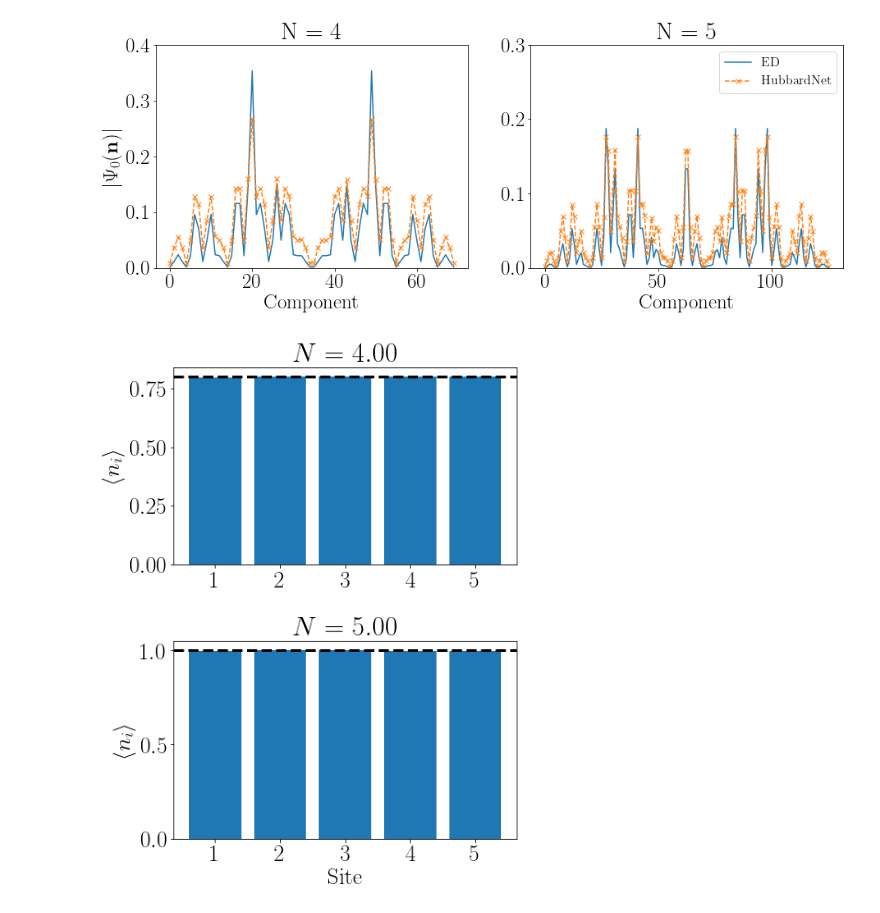
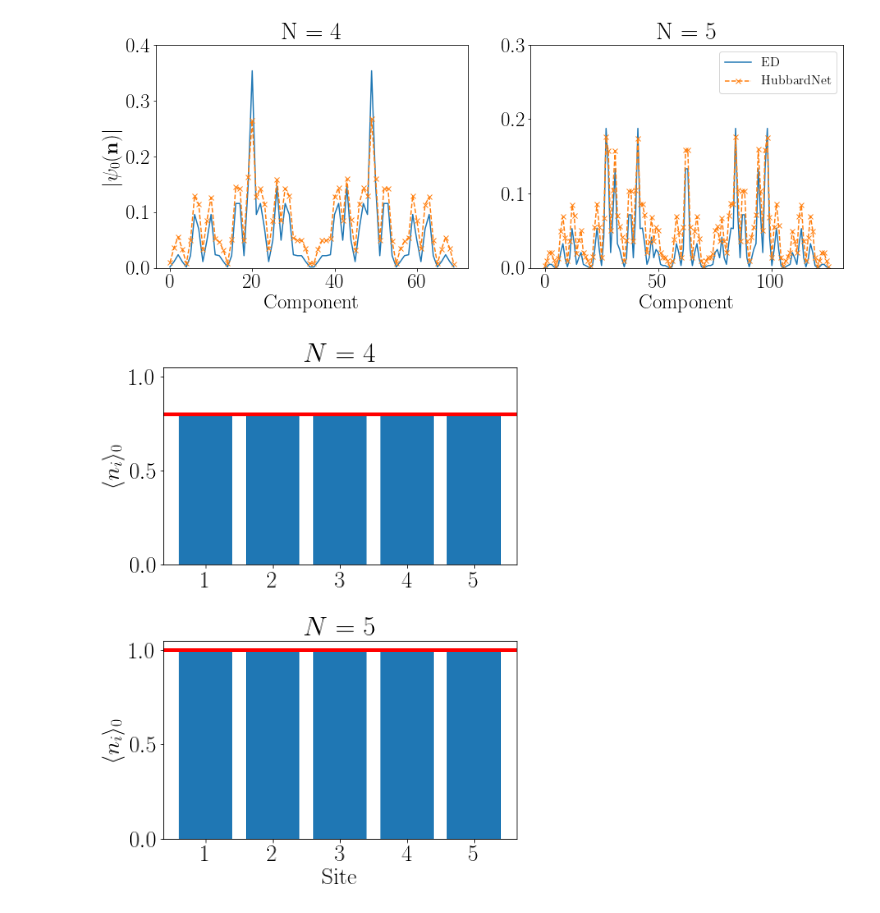
Before and after one commit to ziyanzzhu/HubbardNet, a Jupyter notebook: iterative_opt_gpu_for_gs_mult_N.ipynb, the cells around one changed output. Saved outputs shown, nothing was run; the diff lists cells and outputs as text; code cells hidden in the pictures.

Commit message:
plotting updates + identation for running locally

```diff
--- a/iterative_opt_gpu_for_gs_mult_N.ipynb
+++ b/iterative_opt_gpu_for_gs_mult_N.ipynb
@@ -305,13 +305,13 @@ for model_idx,model in enumerate(model_list):
     idx_list = np.zeros(model.tot_states,dtype=int)
 
     for i in range(int(model.tot_states/2)):
-      all_states[i] = model.all_states[i]
-      all_states[-i-1] = np.flip(model.all_states[i])
-      idx_list[i] = i
-      for j in range(model.tot_states):
-        if all(model.all_states[j]==all_states[-i-1]):
-          idx_list[-i-1] = j
-          break
+        all_states[i] = model.all_states[i]
+        all_states[-i-1] = np.flip(model.all_states[i])
+        idx_list[i] = i
+        for j in range(model.tot_states):
+            if all(model.all_states[j]==all_states[-i-1]):
+                idx_list[-i-1] = j
+                break
 
     # check wavefunctions
 
@@ -331,9 +331,9 @@ for model_idx,model in enumerate(model_list):
 
     s = 0
     if model_idx == 0:
-      ymax = 0.4
+        ymax = 0.4
     else:
-      ymax = 0.3
+        ymax = 0.3
     ymin = 0
 
     i=0
@@ -354,7 +354,7 @@ for model_idx,model in enumerate(model_list):
     ax[model_idx].set_title("N = {}".format(N_list[model_idx]))
     ax[model_idx].set_ylim((ymin,ymax))
 
-ax[0].set_ylabel('$|\Psi_0 (\mathbf{n})|$')
+ax[0].set_ylabel('$|\psi_0 (\mathbf{n})|$')
 ax[0].set_xlabel('Component')
 ax[1].set_xlabel('Component')
 ax[1].legend(frameon=True, prop={'size': 16})
@@ -365,36 +365,38 @@ plt.show()
 # %%
 xgrid, ygrid = np.meshgrid(np.arange(w)+1, np.arange(h)+1)
 xgrid = xgrid.ravel()
 ygrid = ygrid.ravel()
 
 if h == 1: # 1D
     fig, ax = plt.subplots(len(model_list),1,figsize=(7,9))
     for i in range(len(model_list)):
-      ax[i].bar(xgrid,n_list[i,:])
-      ax[i].set_title("$N = {0:.2f}$".format(N_list[i]))
-      ax[i].set_xticks(xgrid)
-      ax[i].axhline( N_list[i]/M, linewidth=3, color='k', linestyle='--')
-      ax[i].set_ylabel(r'$ \langle n_i \rangle $')
+        ax[i].bar(xgrid,n_list[i,:])
+        ax[i].set_title("$N = {0:0d}$".format(N_list[i]))
+        ax[i].set_xticks(xgrid)
+        ax[i].axhline( N_list[i]/M, linewidth=4, color='r', linestyle='-')
+        ax[i].set_ylabel(r'$ \langle n_i \rangle_0$')
+        ax[i].set_ylim([0,1.05])
+        ax[i].set_yticks([0,0.5,1])
     ax[i].set_xlabel('Site')
 
 
 
 else: # 2D
     idx=2
     fig, ax = plt.subplots(figsize=(7,7))
     im=plt.pcolormesh(np.reshape(n_list[idx,:],(h,w)),cmap='coolwarm')
     ax.grid(True, color="k", lw=1)
     cbar=plt.colorbar(im,fraction=0.046, pad=0.04)
-    cbar.set_label(r'$\langle n_i \rangle$')
+    cbar.set_label(r'$\langle n_i \rangle_0$')
     ax.set_aspect('equal')
     plt.xlabel('$x$')
     plt.ylabel('$y$')
     plt.xticks(np.arange(w))
     plt.yticks(np.arange(h))
     plt.title('$U = {}$'.format(U_test[idx]))
 
 plt.tight_layout()
-plt.savefig("/content/drive/MyDrive/DNN/figures/occupation_M{}N{}U{}.pdf".format(M,N,U), format='pdf',bbox_inches='tight')
+plt.savefig("/content/drive/MyDrive/DNN/figures/occupation_M{}U{}.pdf".format(M,N,U), format='pdf',bbox_inches='tight')
 plt.show()
 # %% [output]
-[figure, old version]
+[figure, new version]
```
Also changed, not shown: parts of 3 cells of this notebook, 2 other files.
